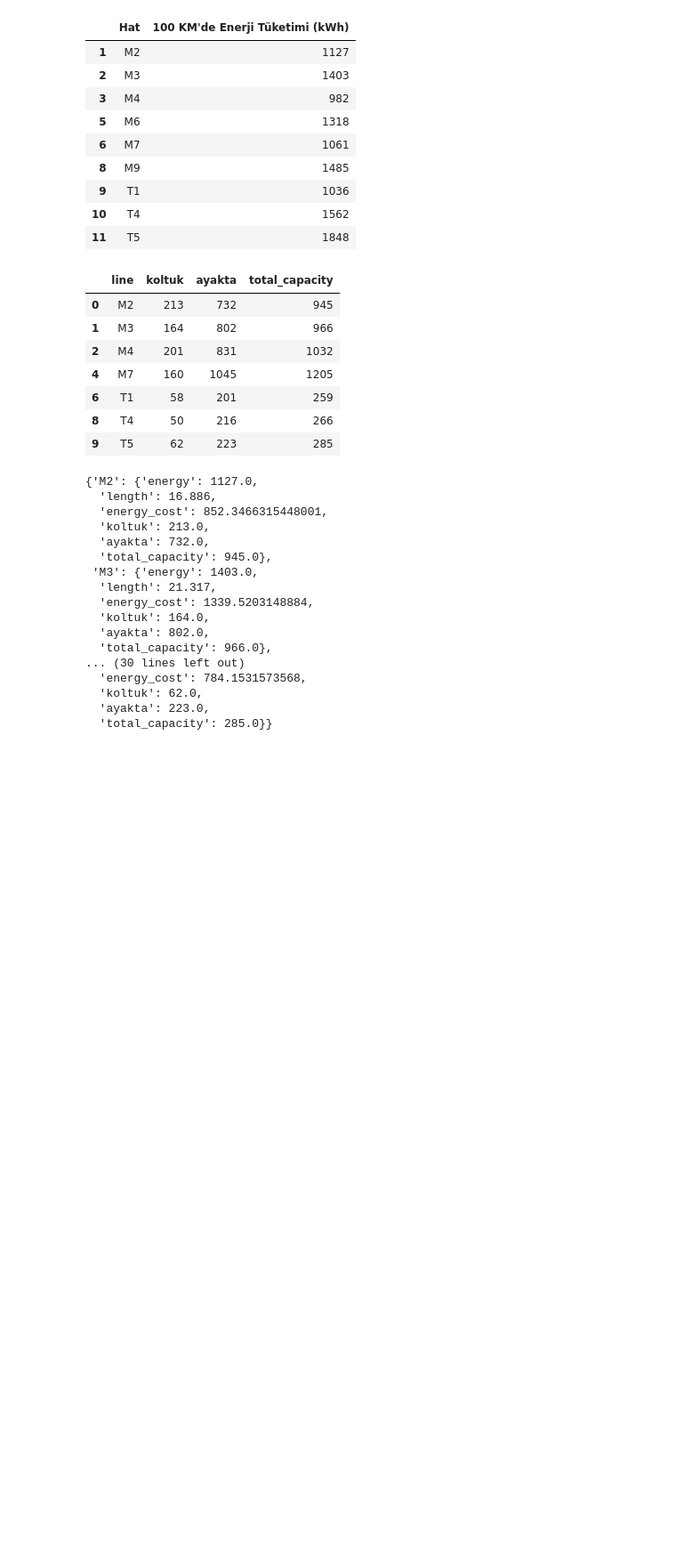
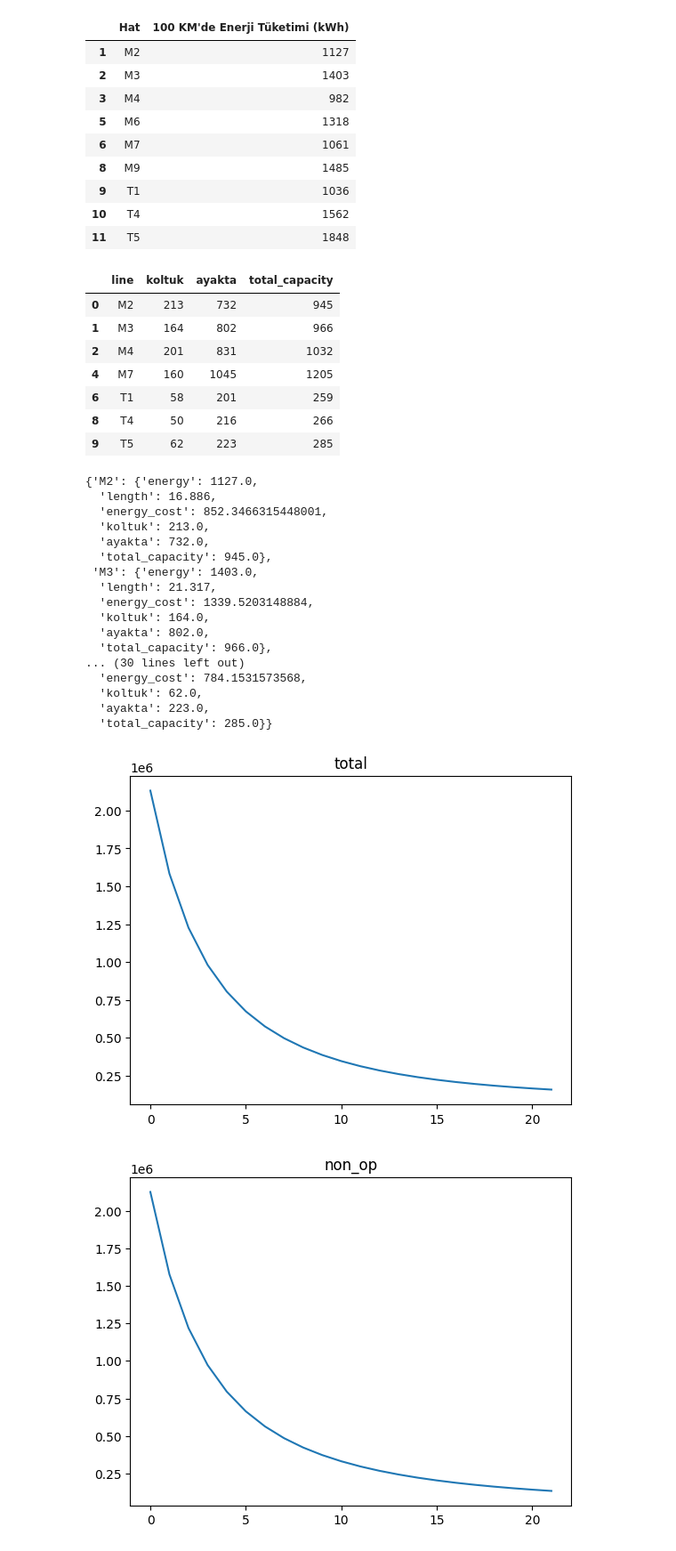
Before and after one commit to NeoAcar/Opti, a Jupyter notebook: main.ipynb, the cells around one changed output. Shown at 89% size. Cells and saved outputs as stored; diff of their text form; code cells hidden in the pictures; blank space fills up the shorter version.

```diff
--- a/main.ipynb
+++ b/main.ipynb
@@ -516,6 +516,9 @@ def cost_function(frequency, stop_time, line_data,line_info,line_name, time_w, d
     i = 0
     unserved_cost_w = time_w * 2
 
+    if frequency > 3600/(stop_time+30):
+        return np.inf, np.inf, np.inf, np.inf,np.inf,np.inf
+
     for _, hour in line_data.items():
         # print("hour", type(hour))
         # print(hour)
@@ -524,21 +527,71 @@ def cost_function(frequency, stop_time, line_data,line_info,line_name, time_w, d
             # print("station", type(station))
             # print(station)
             #print(type(station["in_passenger"]), type(stop_time), type(frequency), type(station["cum_passenger_count"]))
+            boarding_rate = 8
+            n=station["in_passenger"]/(boarding_rate*frequency*stop_time/60)
+            cannot_in_wait = max(0,(n*(n-1)/2)*(boarding_rate*frequency*stop_time/60)*(60/frequency))
+
             #Average passenger waiting time
             wait_cost += (station["in_passenger"] * (60 / frequency)/2) * time_w \
-                +  ((station["cum_passenger_count"] + station["in_passenger"]) * stop_time / 60) * time_w \
+                +  (station["in_passenger"] * stop_time / 60) * time_w \
                 + 0
 
-            boarding_rate = 3
-            #wait_cost += (max(0, station["in_passenger"] - stop_time * boarding_rate) * (60 / frequency)/2) * time_w
+            wait_cost += cannot_in_wait * time_w
 
             #Penalty for passengers who cannot board the train due to capacity limitations
-            unserved_cost += max(0,(station["in_passenger"] - max(0,(line_info[line_name]["total_capacity"] - station["current_passenger"])))) * (60 / frequency) * unserved_cost_w
+            #unserved_cost += max(0,(station["in_passenger"] - max(0,(line_info[line_name]["total_capacity"] - station["current_passenger"])))) * (60 / frequency) * unserved_cost_w
+            unserved_cost += max(0,(station["in_passenger"] - max(0,(line_info[line_name]["total_capacity"]*frequency - station["current_passenger"])))) * unserved_cost_w
             #Cost representing the discomfort caused by crowdedness
-            density_cost += station["current_passenger"] / line_info[line_name]["total_capacity"] * density_cost_w
+            density_cost += station["current_passenger"] / (line_info[line_name]["total_capacity"]*frequency) * density_cost_w
             #Extra penalty for passengers who must travel standing due to insufficient seating.
-            standing_cost += max(0,(station["current_passenger"] - line_info[line_name]["koltuk"])) * standing_cost_w
+            standing_cost += max(0,(station["current_passenger"] - line_info[line_name]["koltuk"]*frequency)) * standing_cost_w
+            #print(station["current_passenger"], line_info[line_name]["koltuk"]*frequency, standing_cost)
         i += 1
 
     personal_cost = (wait_cost+unserved_cost+density_cost+standing_cost)
     return (op_cost + personal_cost)/i , op_cost/i, wait_cost/i, unserved_cost/i, density_cost/i, standing_cost/i
+# %%
+tots = []
+ops = []
+waits = []
+uns = []
+dens = []
+stands = []
+non_op = []
+for i in range(94):
+    tot, op, wait, unserved, density_cost, standing_cost = cost_function(i+6, 100, dict["M2"], line_info, "M2", time_w, density_cost_w, standing_cost_w)
+    tots.append(tot)
+    ops.append(op)
+    waits.append(wait)
+    uns.append(unserved)
+    dens.append(density_cost)
+    stands.append(standing_cost)
+    non_op.append(tot-op)
+    #print(_1)
+
+import matplotlib.pyplot as plt
+
+plt.plot(tots)
+plt.title("total")
+plt.show()
+plt.plot(non_op)
+plt.title("non_op")
+plt.show()
+plt.plot(ops)
+plt.title("operational")
+plt.show()
+plt.plot(waits)
+plt.title("wait")
+plt.show()
+plt.plot(uns)
+plt.title("unserved")
+plt.show()
+plt.plot(dens)
+plt.title("density")
+plt.show()
+plt.plot(stands)
+plt.title("standing")
+plt.show()
+# %% [output]
+[figure, added]
+[figure, added]
```
Also changed, not shown: parts of 5 cells of this notebook.
